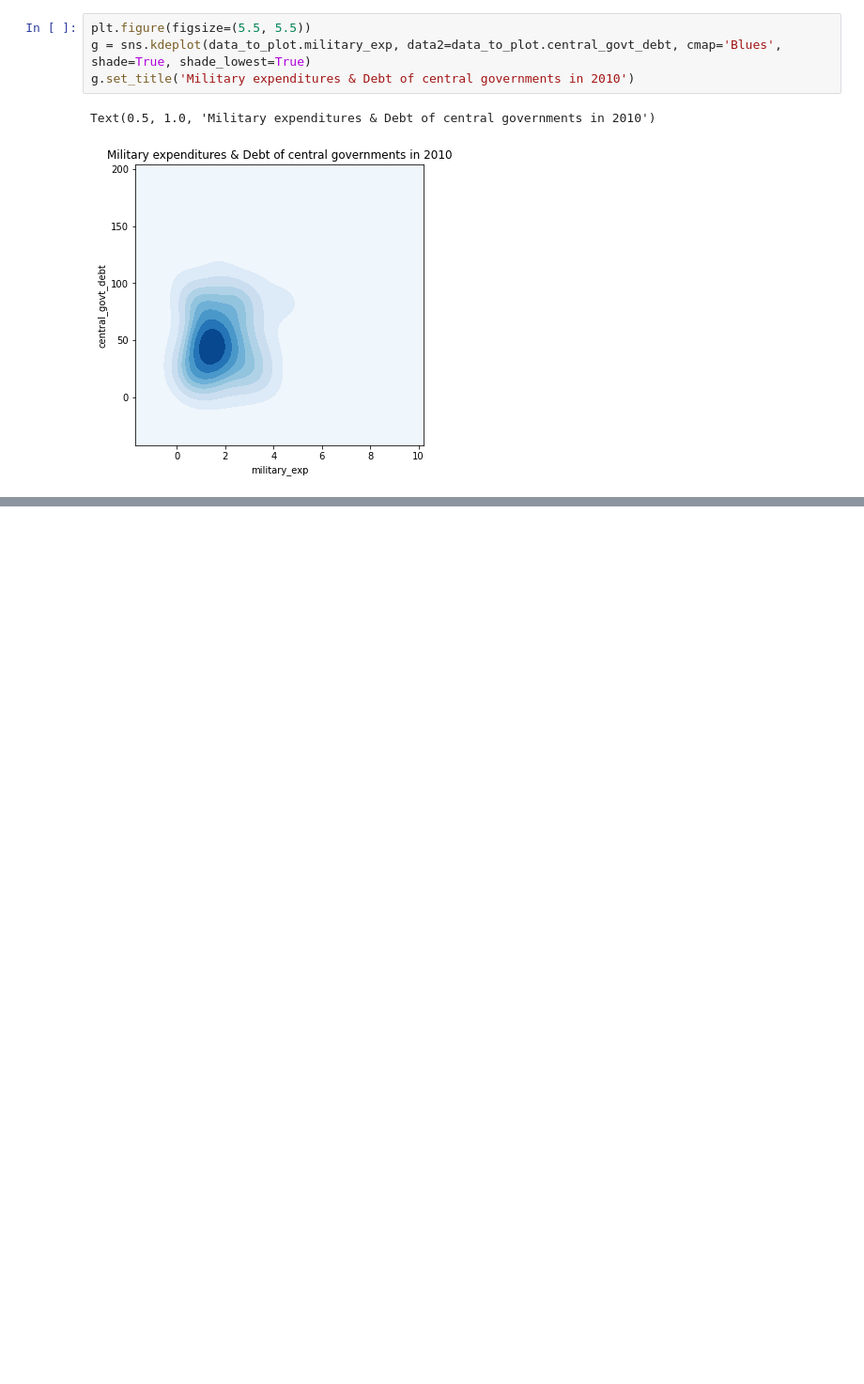
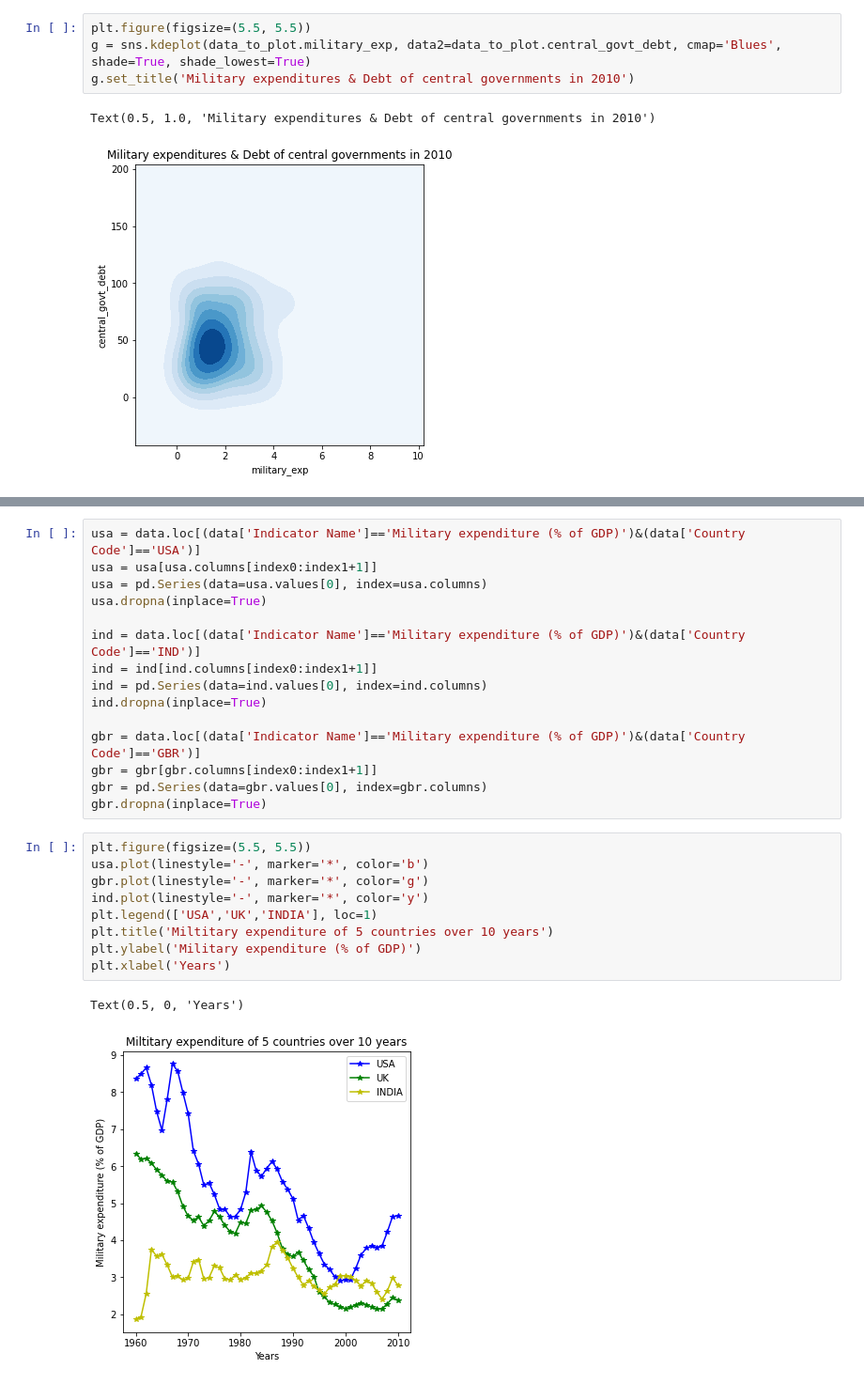
Before and after one commit to lihkir/TimeSeriesForecastingUninorte, a Jupyter notebook: tsf_section1.ipynb, the cells around one changed output, grey strips where cells are left out. Shown: that part at 94% size. Drawn from its saved outputs; the diff is of its cells as text; blank space fills up the shorter version.

```diff
--- a/tsf_section1.ipynb
+++ b/tsf_section1.ipynb
@@ -191,0 +277,27 @@ Text(0.5, 1.0, 'Military expenditures & Debt of central governments in 2010')
+# %%
+usa = data.loc[(data['Indicator Name']=='Military expenditure (% of GDP)')&(data['Country Code']=='USA')]
+usa = usa[usa.columns[index0:index1+1]]
+usa = pd.Series(data=usa.values[0], index=usa.columns)
+usa.dropna(inplace=True)
+
+ind = data.loc[(data['Indicator Name']=='Military expenditure (% of GDP)')&(data['Country Code']=='IND')]
+ind = ind[ind.columns[index0:index1+1]]
+ind = pd.Series(data=ind.values[0], index=ind.columns)
+ind.dropna(inplace=True)
+
+gbr = data.loc[(data['Indicator Name']=='Military expenditure (% of GDP)')&(data['Country Code']=='GBR')]
+gbr = gbr[gbr.columns[index0:index1+1]]
+gbr = pd.Series(data=gbr.values[0], index=gbr.columns)
+gbr.dropna(inplace=True)
+# %%
+plt.figure(figsize=(5.5, 5.5))
+usa.plot(linestyle='-', marker='*', color='b')
+gbr.plot(linestyle='-', marker='*', color='g')
+ind.plot(linestyle='-', marker='*', color='y')
+plt.legend(['USA','UK','INDIA'], loc=1)
+plt.title('Miltitary expenditure of 5 countries over 10 years')
+plt.ylabel('Military expenditure (% of GDP)')
+plt.xlabel('Years')
+# %% [output]
+Text(0.5, 0, 'Years')
+[figure, added]
```
Also changed, not shown: parts of 27 cells of this notebook.
